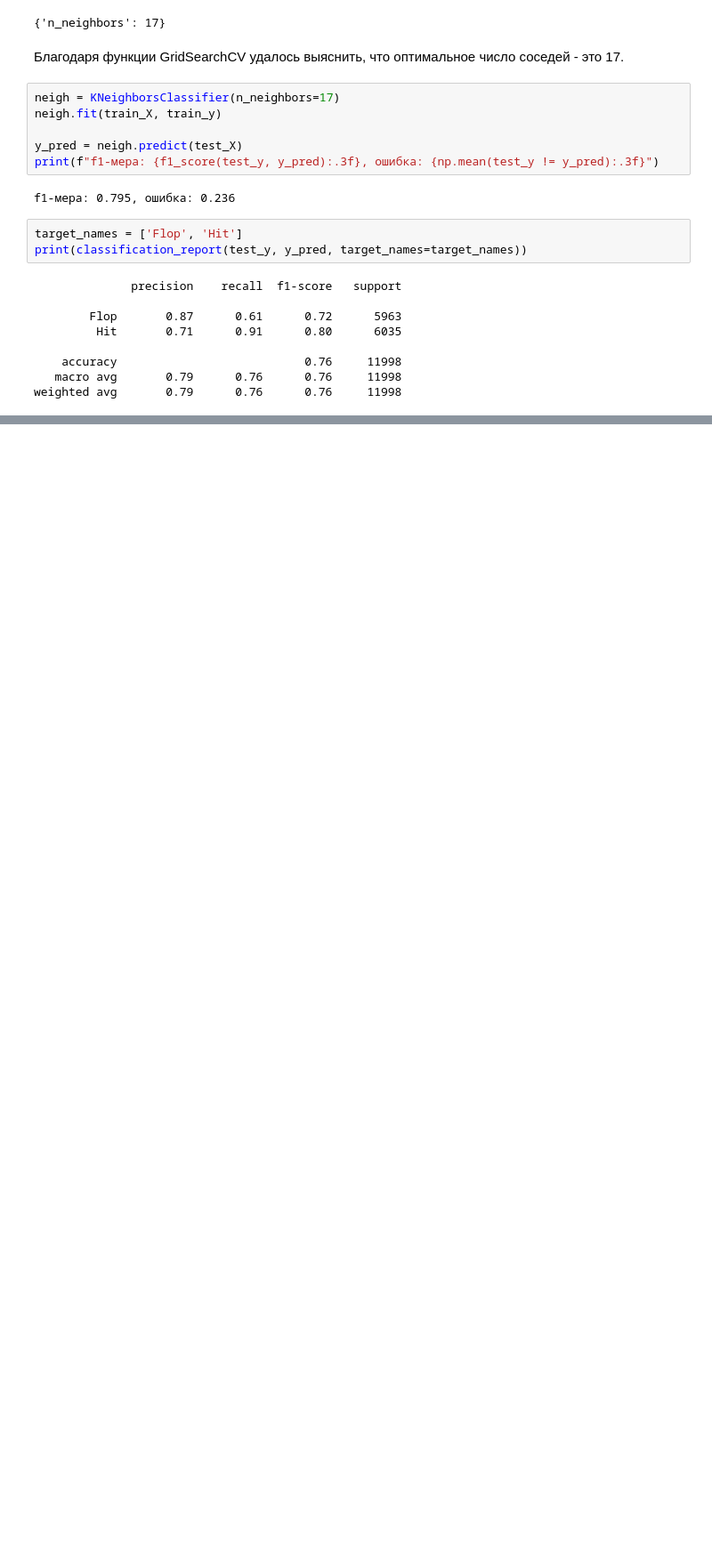
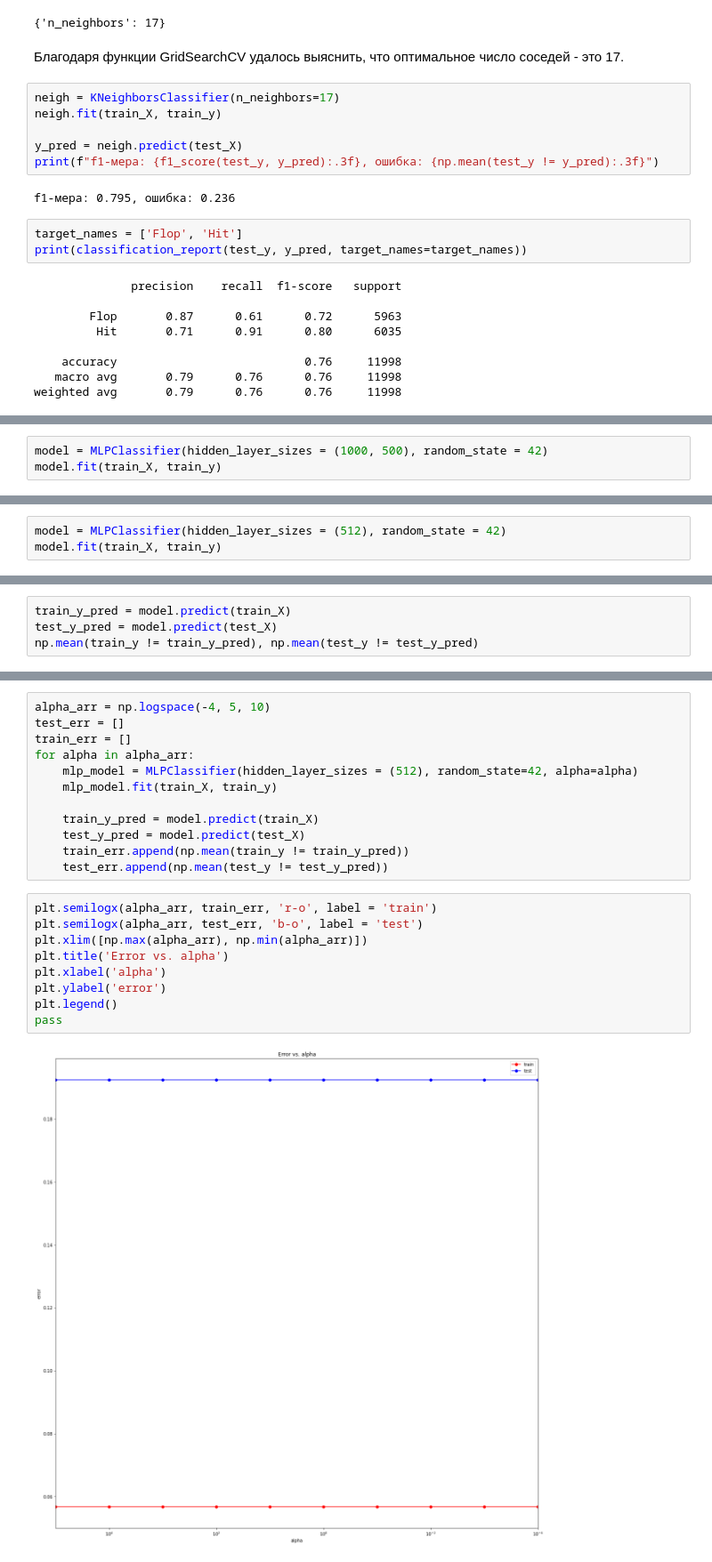
Before and after one commit to CosmonautComrad/Machine-Learning-course, a Jupyter notebook: Practice/homework1.ipynb, the cells around one changed output, grey strips where cells are left out. Shown at 89% size. Cells and saved outputs as stored; diff of their text form; blank space fills up the shorter version.

```diff
--- a/Practice/homework1.ipynb
+++ b/Practice/homework1.ipynb
@@ -484,0 +501,3 @@ weighted avg       0.79      0.76      0.76     11998
+# %%
+model = MLPClassifier(hidden_layer_sizes = (1000, 500), random_state = 42)
+model.fit(train_X, train_y)
@@ -484,0 +512,3 @@ weighted avg       0.79      0.76      0.76     11998
+# %%
+model = MLPClassifier(hidden_layer_sizes = (512), random_state = 42)
+model.fit(train_X, train_y)
@@ -484,0 +517,4 @@ weighted avg       0.79      0.76      0.76     11998
+# %%
+train_y_pred = model.predict(train_X)
+test_y_pred = model.predict(test_X)
+np.mean(train_y != train_y_pred), np.mean(test_y != test_y_pred)
@@ -484,0 +525,23 @@ weighted avg       0.79      0.76      0.76     11998
+# %%
+alpha_arr = np.logspace(-4, 5, 10)
+test_err = []
+train_err = []
+for alpha in alpha_arr:
+    mlp_model = MLPClassifier(hidden_layer_sizes = (512), random_state=42, alpha=alpha)
+    mlp_model.fit(train_X, train_y)
+
+    train_y_pred = model.predict(train_X)
+    test_y_pred = model.predict(test_X)
+    train_err.append(np.mean(train_y != train_y_pred))
+    test_err.append(np.mean(test_y != test_y_pred))
+# %%
+plt.semilogx(alpha_arr, train_err, 'r-o', label = 'train')
+plt.semilogx(alpha_arr, test_err, 'b-o', label = 'test')
+plt.xlim([np.max(alpha_arr), np.min(alpha_arr)])
+plt.title('Error vs. alpha')
+plt.xlabel('alpha')
+plt.ylabel('error')
+plt.legend()
+pass
+# %% [output]
+[figure, added]
```
Also changed, not shown: parts of 29 cells of this notebook.
